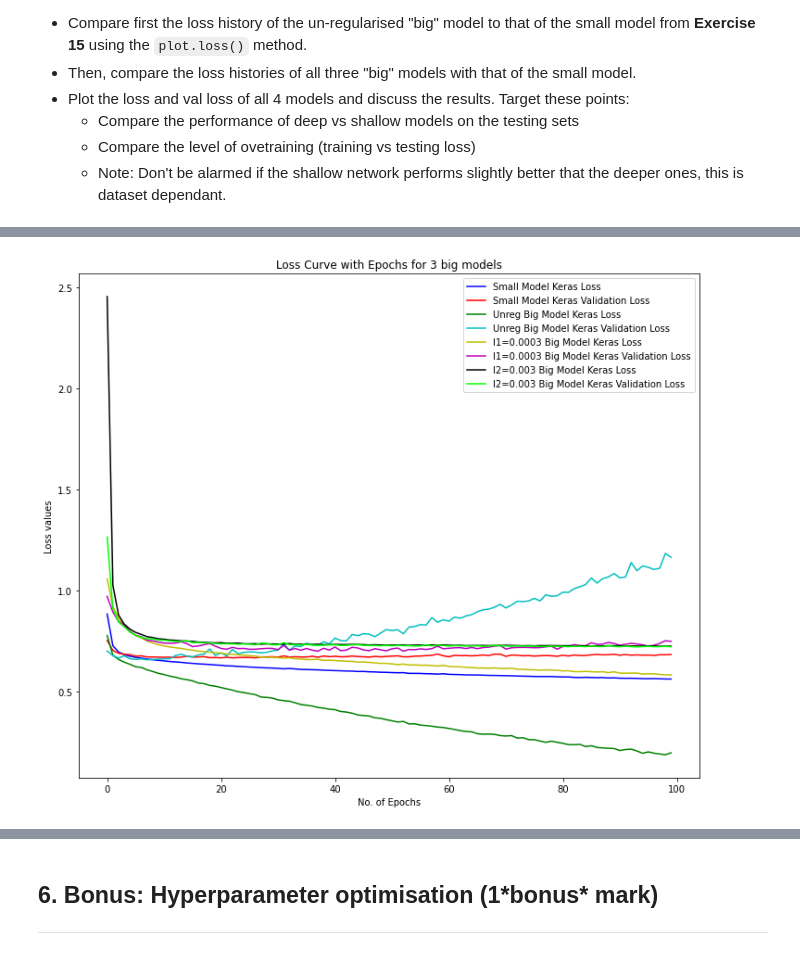
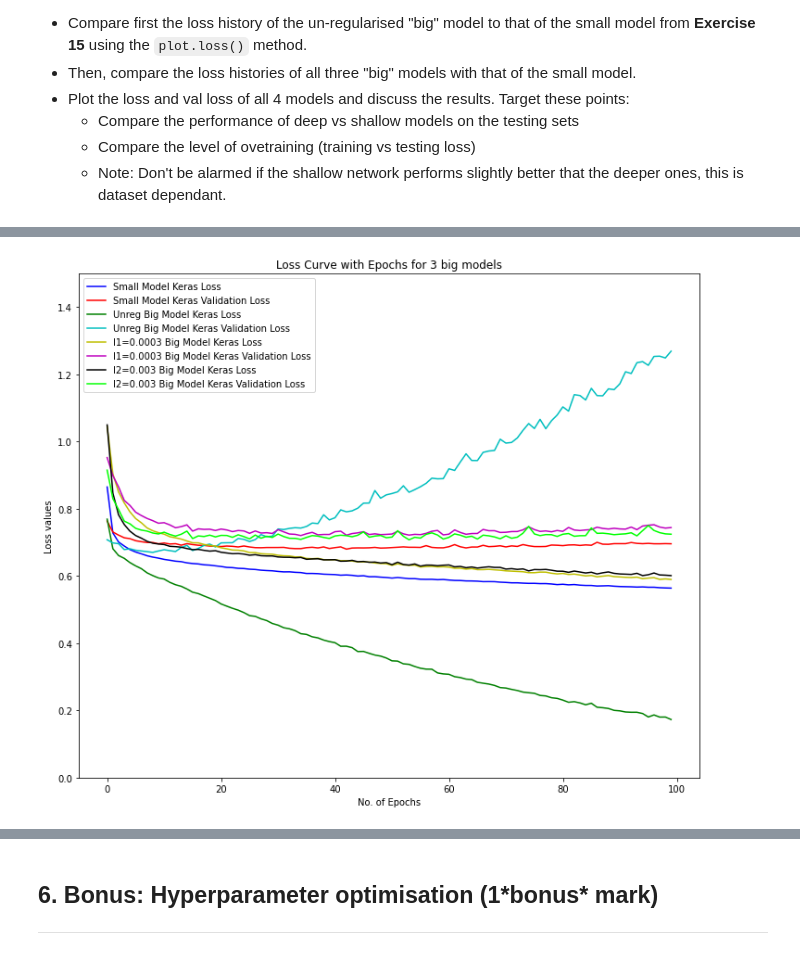
Before and after one commit to CasperMcTavish/DAML, a Jupyter notebook: checkpoint1(2).ipynb, the cells around one changed output, grey strips where cells are left out. Saved outputs shown, nothing was run; the diff lists cells and outputs as text; code cells hidden in the pictures.

```diff
--- a/checkpoint1(2).ipynb
+++ b/checkpoint1(2).ipynb
@@ -624,7 +687,7 @@ model1 = big_model_fn()
 model2 = big_model_fn(0.0003,0,'Big_model_L1_regularised')
 
 # One model with l2 = 0.003
-model3 = big_model_fn(0.003,0,'Big_model_L1_regularised')
+model3 = big_model_fn(0,0.003,'Big_model_L1_regularised')
 # %%
 # Training as is shown in exercise 15
 
@@ -694,29 +770,29 @@ plt.show()
 # %%
 # Plot all 4 Models
 epochs = np.linspace(0,99,100)
 plt.figure(figsize=(12,10))
 plt.xlabel("No. of Epochs")
 plt.ylabel("Loss values")
 plt.title("Loss Curve with Epochs for 3 big models")
 
 # small model
 plt.plot(epochs,kff.history['loss'], label = 'Small Model Keras Loss', color = 'b')
 plt.plot(epochs,kff.history['val_loss'], label = 'Small Model Keras Validation Loss', color = 'r')
 
 # unreg'd model
 plt.plot(epochs,hist1.history['loss'], label = 'Unreg Big Model Keras Loss', color = 'g')
 plt.plot(epochs,hist1.history['val_loss'], label = 'Unreg Big Model Keras Validation Loss', color = 'c')
 
 # big model l1 reg
 plt.plot(epochs,hist2.history['loss'], label = 'l1=0.0003 Big Model Keras Loss', color = 'y')
 plt.plot(epochs,hist2.history['val_loss'], label = 'l1=0.0003 Big Model Keras Validation Loss', color = 'm')
 
 # big model l2 reg
 plt.plot(epochs,hist3.history['loss'], label = 'l2=0.003 Big Model Keras Loss', color = 'k')
 plt.plot(epochs,hist3.history['val_loss'], label = 'l2=0.003 Big Model Keras Validation Loss', color = 'lime')
-
+plt.ylim(0,1.5)
 
 plt.legend()
 plt.show()
 # %% [output]
-[figure, old version]
+[figure, new version]
```
Also changed, not shown: parts of 37 cells of this notebook.
